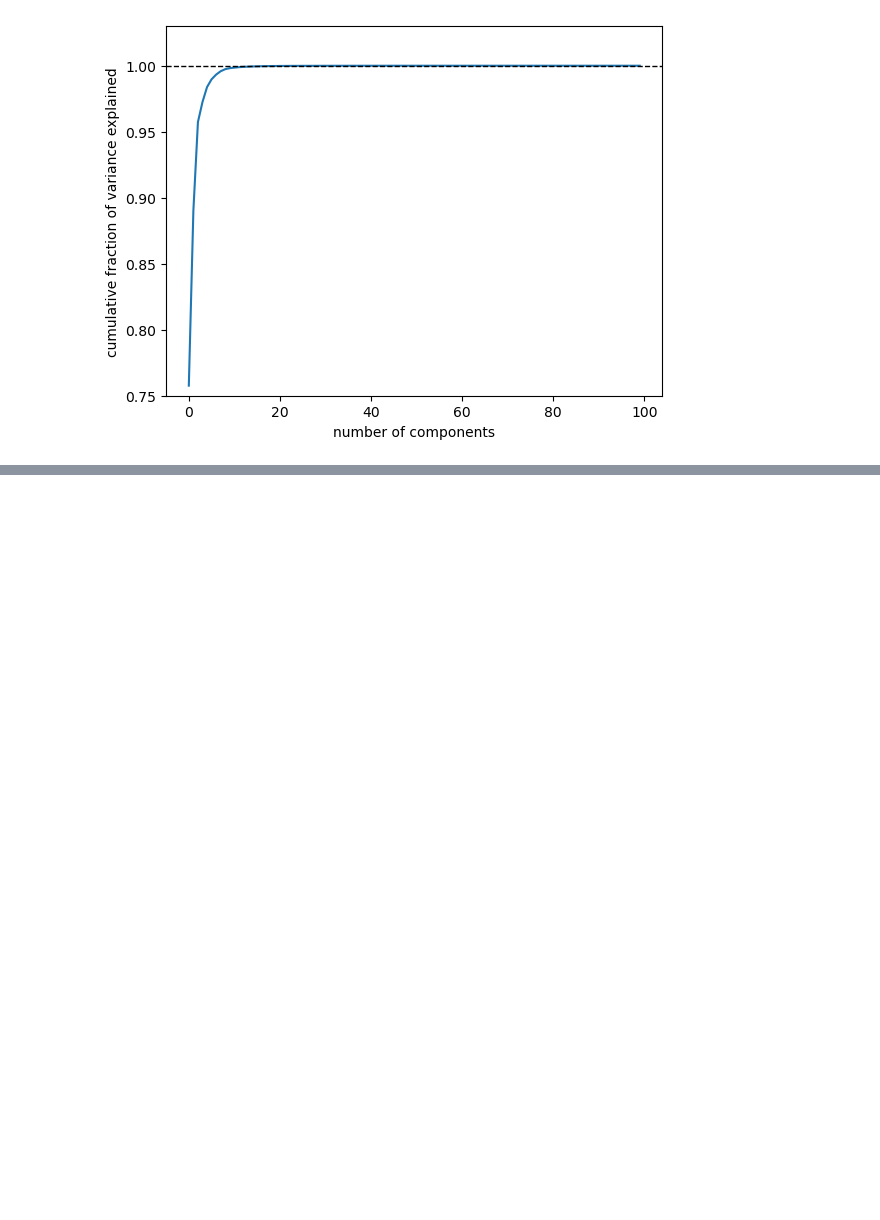
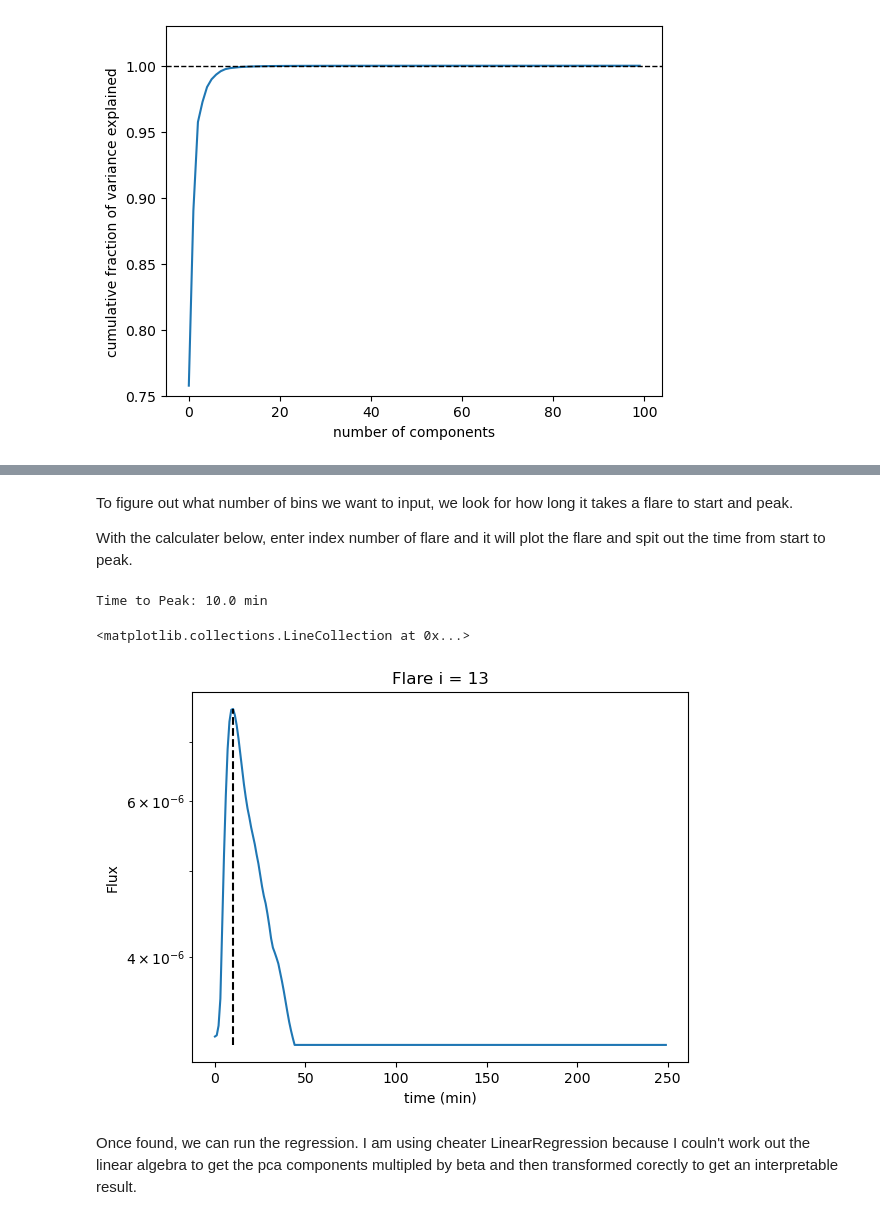
Before and after one commit to bkotten/astro_ds_final_proj, a Jupyter notebook: astro 465 create flare list.ipynb, the cells around one changed output, grey strips where cells are left out. Saved outputs shown, nothing was run; the diff lists cells and outputs as text; code cells hidden in the pictures; blank space fills up the shorter version.

```diff
--- a/astro 465 create flare list.ipynb
+++ b/astro 465 create flare list.ipynb
@@ -100,4 +123,8 @@ Match the times from the flare summary file flares to the average one minute fil
 # %%
+# dictionary matching was suggested by chatgpt.
+# i orignially created a working but large for loop
+# i asked for a suggestion on how to make it faster and this works great
 avgm_date_dict = {val: idx for idx, val in enumerate(avgm_date)}
 avgm_s_inds = [avgm_date_dict[flsum_date[ind]] for ind in starts if flsum_date[ind] in avgm_date_dict]
+avgm_pe_inds = [avgm_date_dict[flsum_date[ind]] for ind in peaks if flsum_date[ind] in avgm_date_dict]
 avgm_po_inds = [avgm_date_dict[flsum_date[ind]] for ind in posts if flsum_date[ind] in avgm_date_dict]
@@ -400,0 +362,25 @@ ch. 7 has GMMS and PCA
+# %% [markdown]
+To figure out what number of bins we want to input, we look for how long it takes a flare to start and peak.
+
+With the calculater below, enter index number of flare and it will plot the flare and spit out the time from start to peak.
+# %%
+i =13
+flare_start_time = avgm_time[avgm_s_inds[i]]
+flare_time = np.arange(0,250)
+flare_flux = flux_df.iloc[i]
+plt.plot(flare_time, flare_flux)
+plt.yscale('log')
+plt.ylabel('Flux')
+plt.xlabel('time (min)')
+plt.title(f'Flare i = {i}')
+
+timeofpeak = (avgm_time[avgm_pe_inds[i]]-flare_start_time)
+print('Time to Peak:',timeofpeak, 'min')
+
+plt.vlines(timeofpeak, min(flare_flux), max(flare_flux), color = 'black', linestyle = '--')
+# %% [output]
+Time to Peak: 10.0 min
+<matplotlib.collections.LineCollection at 0x...>
+[figure, added]
+# %% [markdown]
+Once found, we can run the regression. I am using cheater LinearRegression because I couln't work out the linear algebra to get the pca components multipled by beta and then transformed corectly to get an interpretable result.
```
Also changed, not shown: parts of 105 cells of this notebook, 1 other file.
